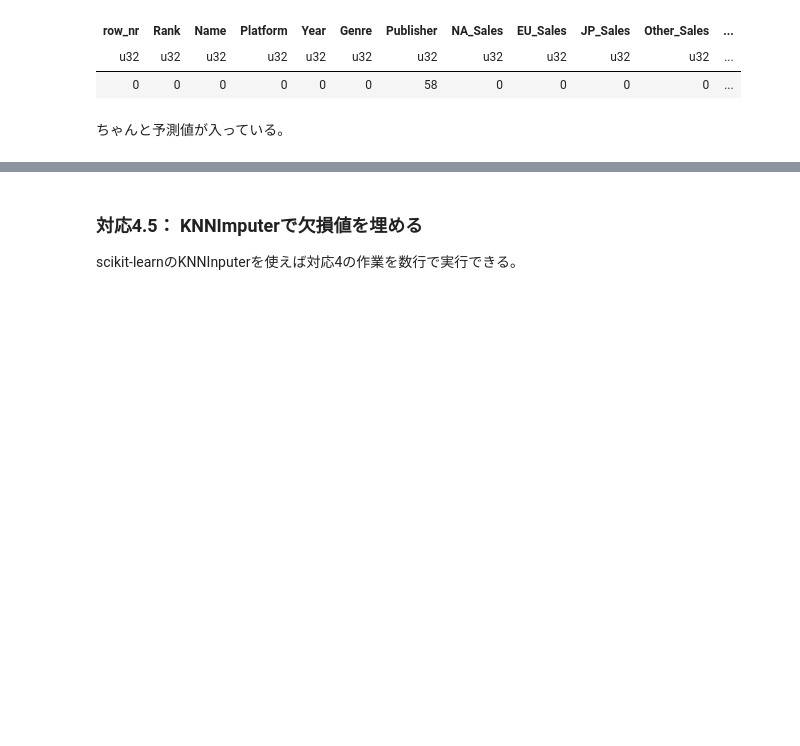
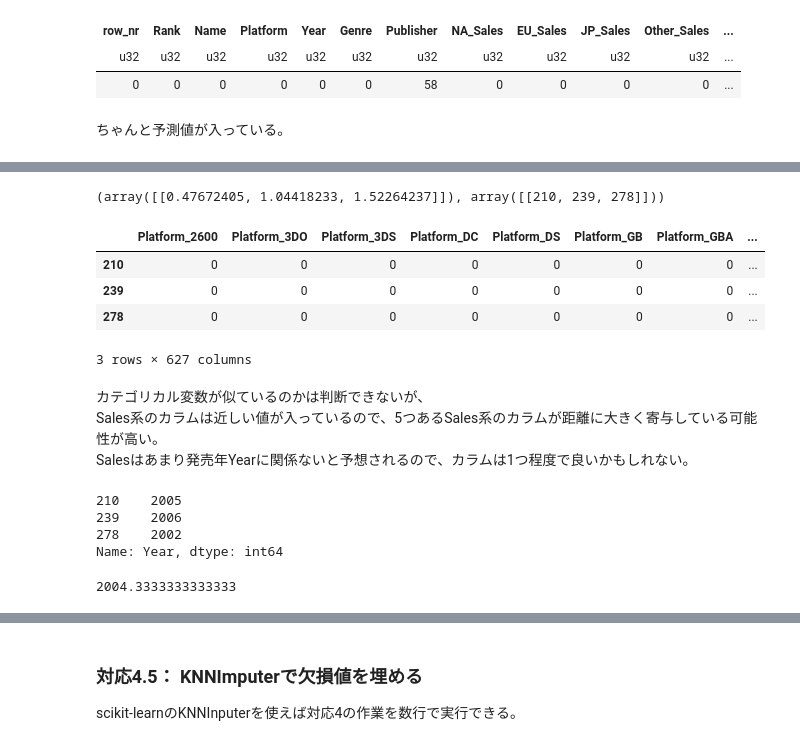
Before and after one commit to Mr-Garlic-Shrimp/TIL, a Jupyter notebook: Machine_Learning/ML_notebook-16(Missing_Value_Imputing).ipynb, the cells around one changed output, grey strips where cells are left out. Saved outputs shown, nothing was run; the diff lists cells and outputs as text; code cells hidden in the pictures; blank space fills up the shorter version.

```diff
--- a/Machine_Learning/ML_notebook-16(Missing_Value_Imputing).ipynb
+++ b/Machine_Learning/ML_notebook-16(Missing_Value_Imputing).ipynb
@@ -517,0 +526,30 @@ shape: (1, 12)
+# %%
+# 以下のようにすると、idx=179の欠損値が学習データのどの点から予測されたのか見ることができる。
+# idx=179（df全体のインデックス的に一番最初の欠損値）はX_miss_yearの1行目に対応していることに注意。
+neighbors = model.kneighbors(X_miss_year.head(1))
+neighbors
+# %% [output]
+(array([[0.47672405, 1.04418233, 1.52264237]]), array([[210, 239, 278]]))
+# %%
+X_train_for_miss.loc[neighbors[1][0]]
+# %% [output]
+|  | Platform_2600 | Platform_3DO | Platform_3DS | Platform_DC | Platform_DS | Platform_GB | Platform_GBA | ... |
+| 210 | 0 | 0 | 0 | 0 | 0 | 0 | 0 | ... |
+| 239 | 0 | 0 | 0 | 0 | 0 | 0 | 0 | ... |
+| 278 | 0 | 0 | 0 | 0 | 0 | 0 | 0 | ... |
+3 rows × 627 columns
+# %% [markdown]
+カテゴリカル変数が似ているのかは判断できないが、
+Sales系のカラムは近しい値が入っているので、5つあるSales系のカラムが距離に大きく寄与している可能性が高い。
+Salesはあまり発売年Yearに関係ないと予想されるので、カラムは1つ程度で良いかもしれない。
+# %%
+y_train_for_miss.loc[neighbors[1][0]]
+# %% [output]
+210    2005
+239    2006
+278    2002
+Name: Year, dtype: int64
+# %%
+(2005 + 2006 + 2002)/3
+# %% [output]
+2004.3333333333333
```
Also changed, not shown: parts of 14 cells of this notebook.
